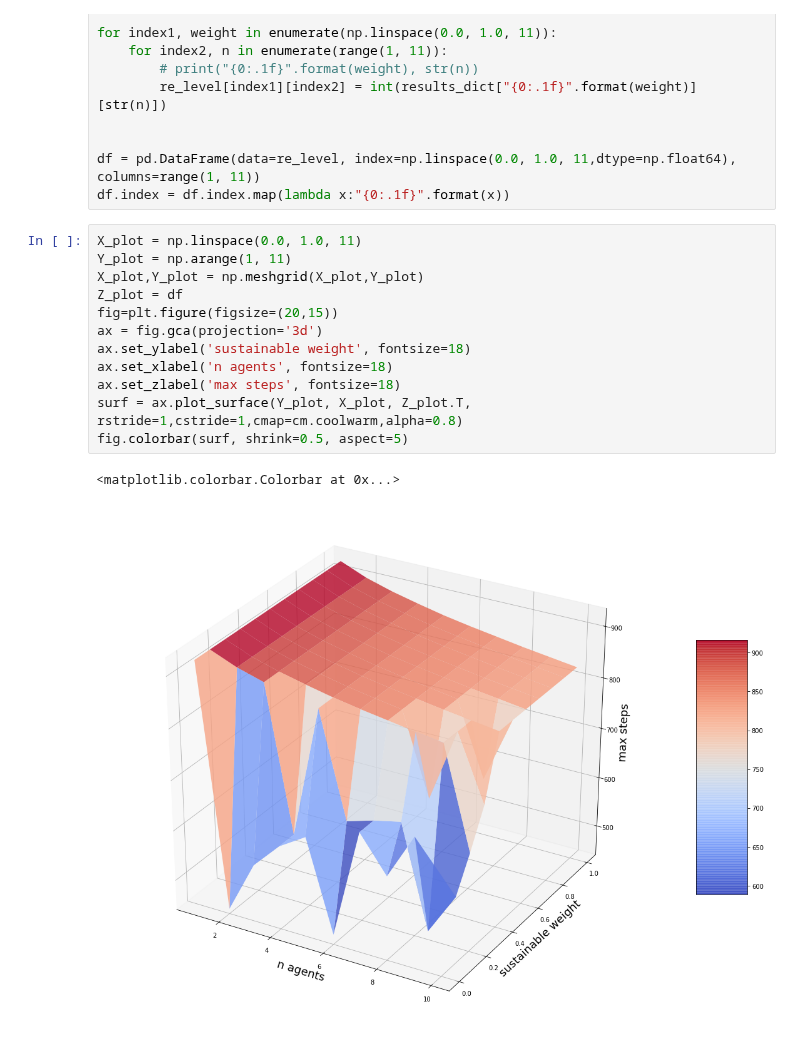
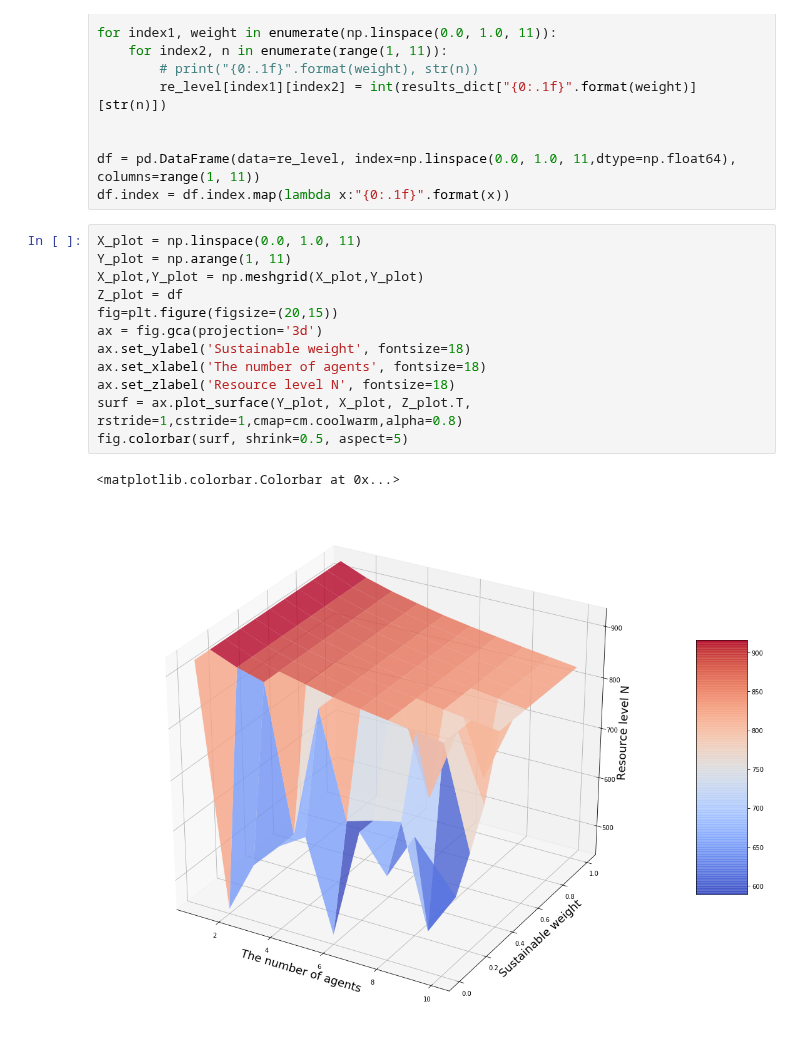
Before and after one commit to zhouker94/Multi-Agent-DRL, a Jupyter notebook: analysis.ipynb, the cells around one changed output. Drawn from its saved outputs; the diff is of its cells as text.

```diff
--- a/analysis.ipynb
+++ b/analysis.ipynb
@@ -83,16 +97,16 @@ df.index = df.index.map(lambda x:"{0:.1f}".format(x))
 # %%
 X_plot = np.linspace(0.0, 1.0, 11)
 Y_plot = np.arange(1, 11)
 X_plot,Y_plot = np.meshgrid(X_plot,Y_plot)
 Z_plot = df
 fig=plt.figure(figsize=(20,15))
 ax = fig.gca(projection='3d')
-ax.set_ylabel('sustainable weight', fontsize=18)
-ax.set_xlabel('n agents', fontsize=18)
-ax.set_zlabel('max steps', fontsize=18)
+ax.set_ylabel('Sustainable weight', fontsize=18)
+ax.set_xlabel('The number of agents', fontsize=18)
+ax.set_zlabel('Resource level N', fontsize=18)
 surf = ax.plot_surface(Y_plot, X_plot, Z_plot.T, rstride=1,cstride=1,cmap=cm.coolwarm,alpha=0.8)
 fig.colorbar(surf, shrink=0.5, aspect=5)
 # %% [output]
 <matplotlib.colorbar.Colorbar at 0x...>
-[figure, old version]
+[figure, new version]
 # %%
```
Also changed, not shown: parts of 3 cells of this notebook.
